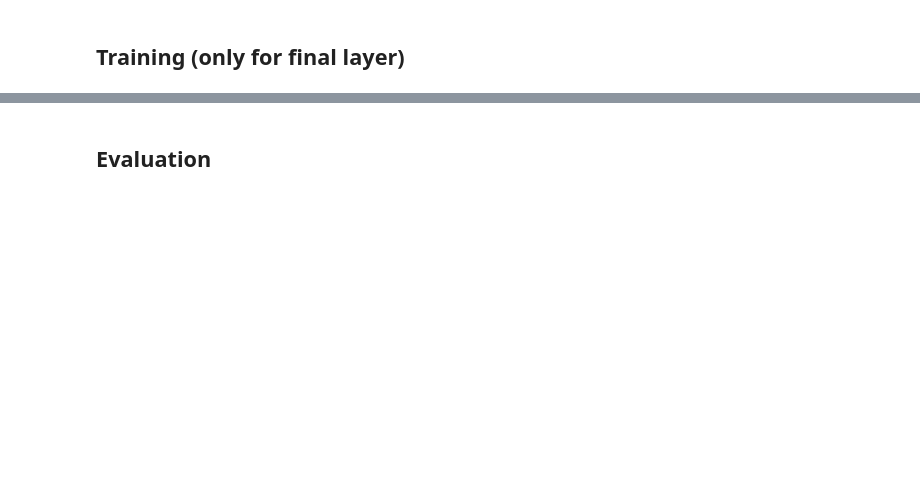
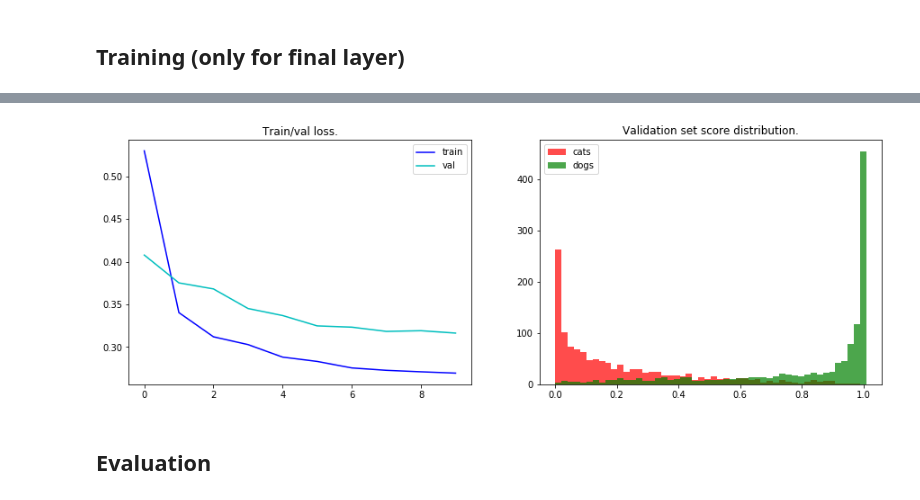
Before and after one commit to girafe-ai/ml-course, a Jupyter notebook: week0_11_CNN/week11_cnn_seminar.ipynb, the cells around one changed output, grey strips where cells are left out. Saved outputs shown, nothing was run; the diff lists cells and outputs as text; code cells hidden in the pictures; blank space fills up the shorter version.

```diff
--- a/week0_11_CNN/week11_cnn_seminar.ipynb
+++ b/week0_11_CNN/week11_cnn_seminar.ipynb
@@ -597,5 +741,6 @@ summary(model_resnet18, (3, SIZE_H, SIZE_W))
 opt_resnet = torch.optim.Adam(model_resnet18.fc.parameters(), lr=1e-3)
 ckpt_name_resnet18='model_resnet_18_finetune.ckpt'
 
-model_resnet18, opt_resnet = train_model(model_resnet18, train_batch_gen, val_batch_gen, opt_resnet,
-                                         ckpt_name=ckpt_name_resnet18, n_epochs=10)
+runner_finetune = CNNRunner(model_resnet18, opt_resnet, device, ckpt_name_resnet18)
+runner_finetune.train(train_batch_gen, val_batch_gen, n_epochs=10, visualize=True)
+# %% [output]
@@ -602,3 +748,4 @@ model_resnet18, opt_resnet = train_model(model_resnet18, train_batch_gen, val_ba
+[figure, added]
 # %% [markdown]
 ## Evaluation
 # %%
```
Also changed, not shown: parts of 40 cells of this notebook.
